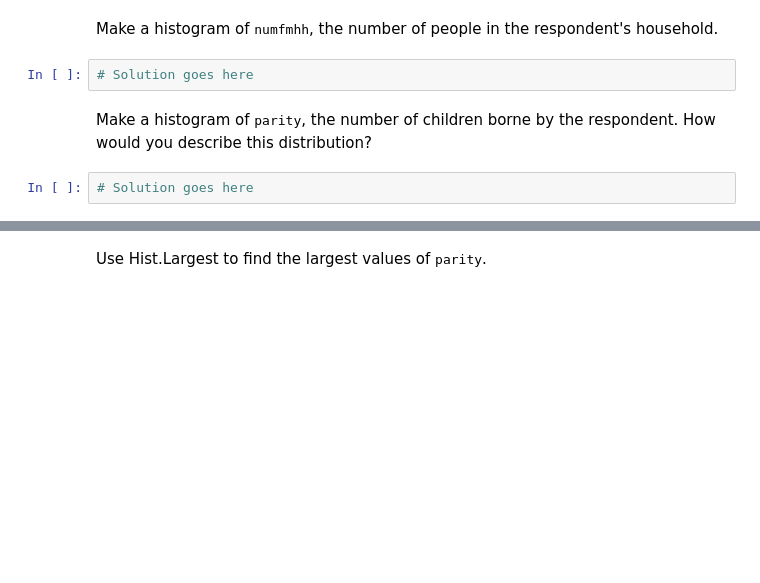
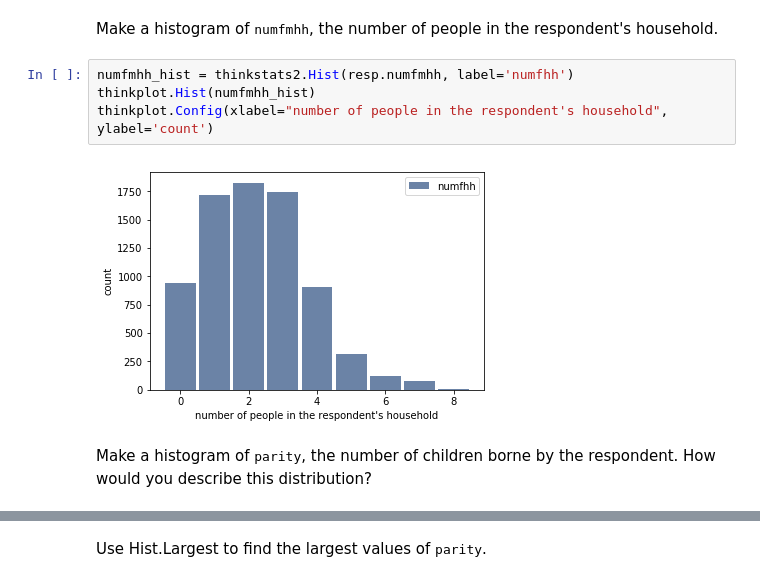
Before and after one commit to Silvernitro/ThinkStats2, a Jupyter notebook: code/chap02ex.ipynb, the cells around one changed output, grey strips where cells are left out. Drawn from its saved outputs; the diff is of its cells as text; blank space fills up the shorter version.

```diff
--- a/code/chap02ex.ipynb
+++ b/code/chap02ex.ipynb
@@ -246,8 +278,10 @@ Make a histogram of <tt>age_r</tt>, the respondent's age at the time of intervie
 # %% [markdown]
 Make a histogram of <tt>numfmhh</tt>, the number of people in the respondent's household.
-# %%
-# Solution goes here
+# %%
+numfmhh_hist = thinkstats2.Hist(resp.numfmhh, label='numfhh')
+thinkplot.Hist(numfmhh_hist)
+thinkplot.Config(xlabel="number of people in the respondent's household", ylabel='count')
+# %% [output]
+[figure, added]
 # %% [markdown]
 Make a histogram of <tt>parity</tt>, the number of children borne by the respondent.  How would you describe this distribution?
-# %%
-# Solution goes here
```
Also changed, not shown: parts of 31 cells of this notebook.
